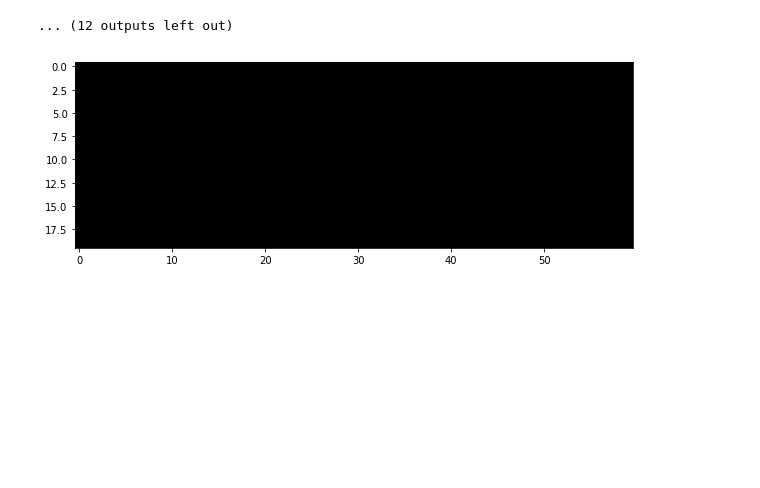
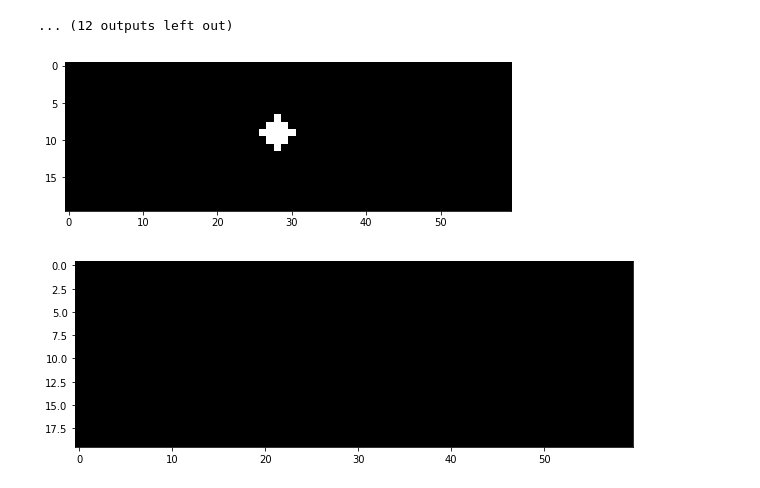
Before and after one commit to LUKELIEM/leader, a Jupyter notebook: Map_Gen.ipynb, the cells around one changed output. Drawn from its saved outputs; the diff is of its cells as text; code cells hidden in the pictures; blank space fills up the shorter version.

```diff
--- a/Map_Gen.ipynb
+++ b/Map_Gen.ipynb
@@ -73,6 +73,15 @@ for map in maps:
 [figure]
 [figure]
 ... (12 outputs left out)
+# %%
+map = "maps/food_center.txt"
+with open(map) as f:
+    space = text_to_map(f.read().strip())
+plt.figure(figsize=(8, 5))
+plt.imshow(space)
+plt.show()
+# %% [output]
+[figure, added]
 # %%
 apple_pile = [
     ['O','O','O']
```
Also changed, not shown: 1 other file.
